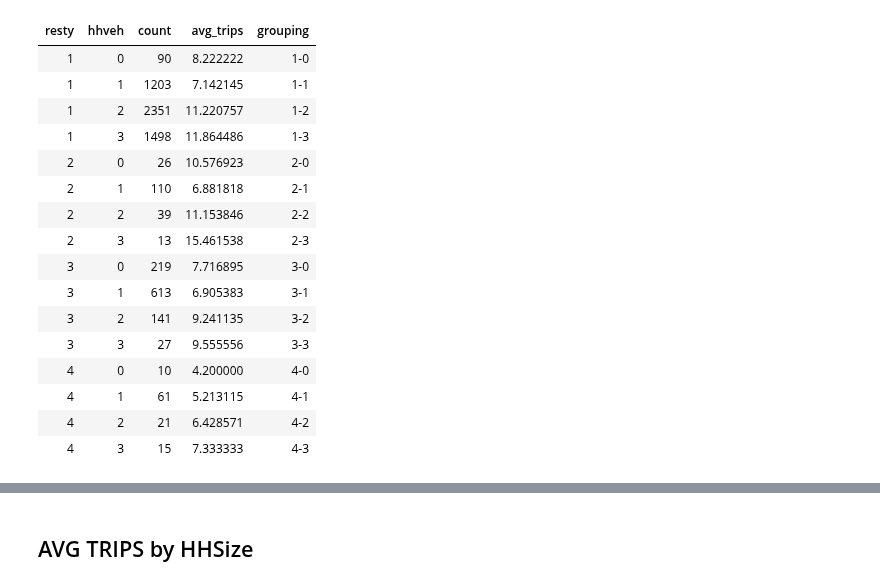
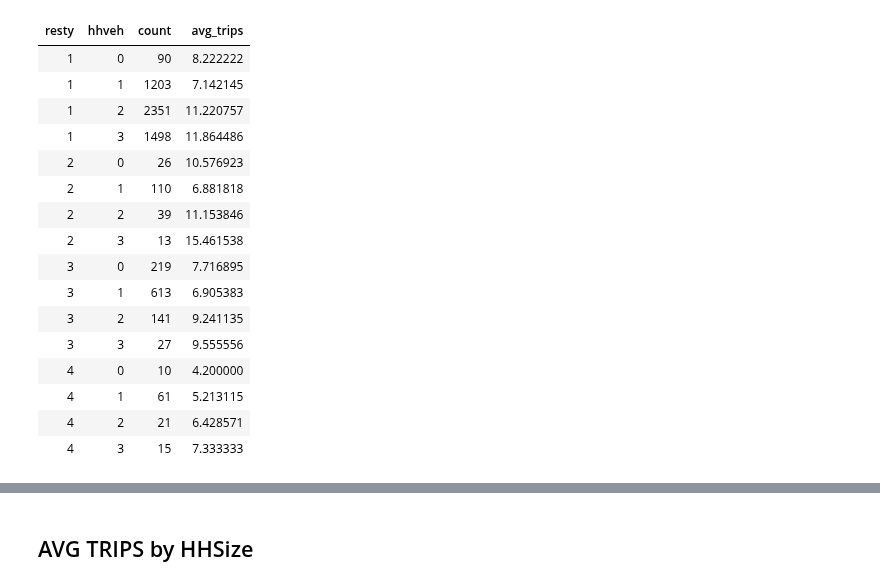
Before and after one commit to saashimi/USP_587, a Jupyter notebook: hw2.ipynb, the cells around one changed output, grey strips where cells are left out. Drawn from its saved outputs; the diff is of its cells as text; code cells hidden in the pictures.

```diff
--- a/hw2.ipynb
+++ b/hw2.ipynb
@@ -9,29 +9,28 @@ df.hia <- read.csv(paste("C:/Users/saavedrak/Desktop/",
 # %%
 df.resveh <- df.hbw %>%
     select(resty, hhveh, htrips) %>%
     filter(resty <7 ) %>%
     mutate(hhveh = recode(hhveh, `0`=0, `1`=1, `2`=2, `3`=3, `4`=3, `5`=3,
                           `6`=3, `7`=3, `8`=3)) %>%
     group_by(resty, hhveh)
 
-df.resveh.sum <- summarize(df.resveh, count=n(), avg_trips = mean(htrips)) %>%
-    transform(grouping = interaction(resty, hhveh, sep='-'))
+df.resveh.sum <- summarize(df.resveh, count=n(), avg_trips = mean(htrips))
 df.resveh.sum
 # %% [output]
-| resty | hhveh | count | avg_trips | grouping |
-| 1 | 0 | 90 | 8.222222 | 1-0 |
-| 1 | 1 | 1203 | 7.142145 | 1-1 |
-| 1 | 2 | 2351 | 11.220757 | 1-2 |
-| 1 | 3 | 1498 | 11.864486 | 1-3 |
-| 2 | 0 | 26 | 10.576923 | 2-0 |
-| 2 | 1 | 110 | 6.881818 | 2-1 |
-| 2 | 2 | 39 | 11.153846 | 2-2 |
-| 2 | 3 | 13 | 15.461538 | 2-3 |
-| 3 | 0 | 219 | 7.716895 | 3-0 |
-| 3 | 1 | 613 | 6.905383 | 3-1 |
-| 3 | 2 | 141 | 9.241135 | 3-2 |
-| 3 | 3 | 27 | 9.555556 | 3-3 |
-| 4 | 0 | 10 | 4.200000 | 4-0 |
-| 4 | 1 | 61 | 5.213115 | 4-1 |
-| 4 | 2 | 21 | 6.428571 | 4-2 |
-| 4 | 3 | 15 | 7.333333 | 4-3 |
+| resty | hhveh | count | avg_trips |
+| 1 | 0 | 90 | 8.222222 |
+| 1 | 1 | 1203 | 7.142145 |
+| 1 | 2 | 2351 | 11.220757 |
+| 1 | 3 | 1498 | 11.864486 |
+| 2 | 0 | 26 | 10.576923 |
+| 2 | 1 | 110 | 6.881818 |
+| 2 | 2 | 39 | 11.153846 |
+| 2 | 3 | 13 | 15.461538 |
+| 3 | 0 | 219 | 7.716895 |
+| 3 | 1 | 613 | 6.905383 |
+| 3 | 2 | 141 | 9.241135 |
+| 3 | 3 | 27 | 9.555556 |
+| 4 | 0 | 10 | 4.200000 |
+| 4 | 1 | 61 | 5.213115 |
+| 4 | 2 | 21 | 6.428571 |
+| 4 | 3 | 15 | 7.333333 |
```
Also changed, not shown: parts of 5 cells of this notebook.
